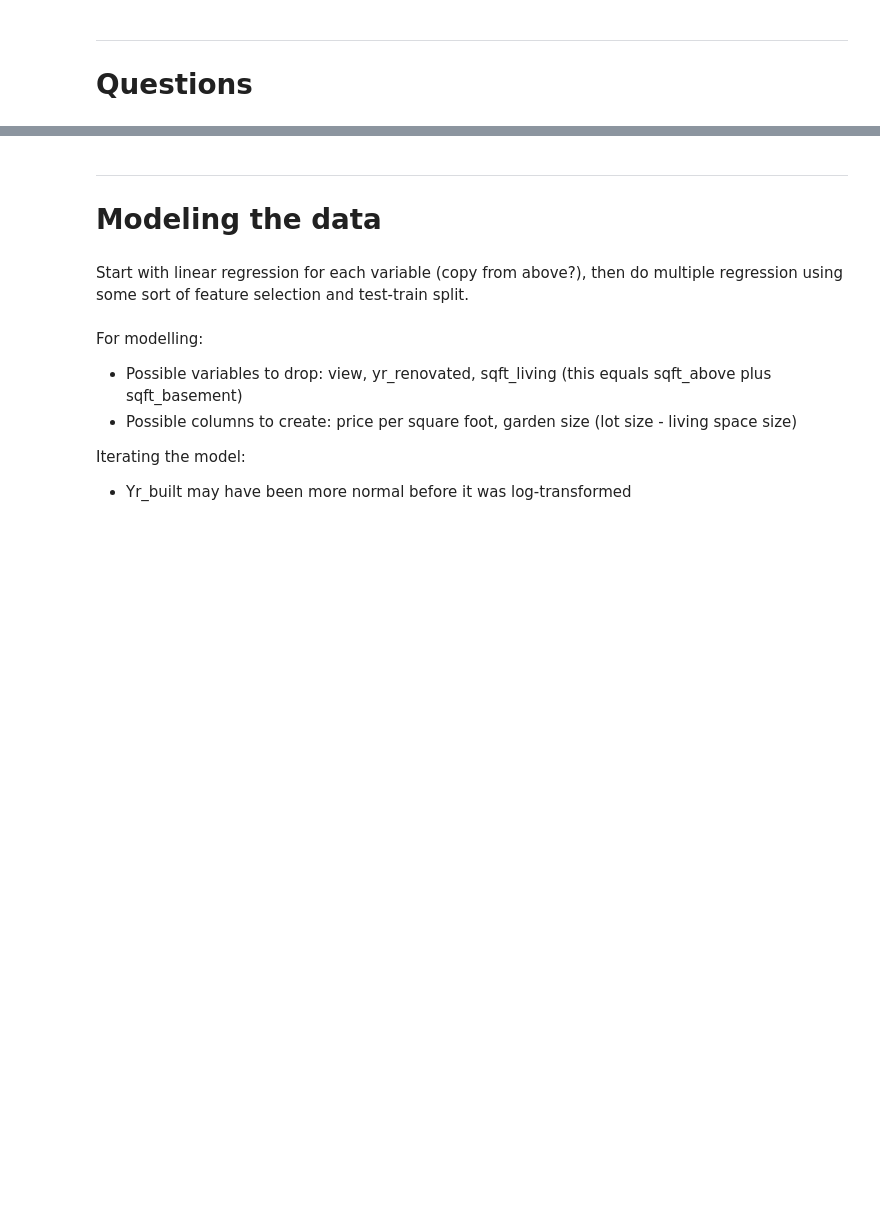
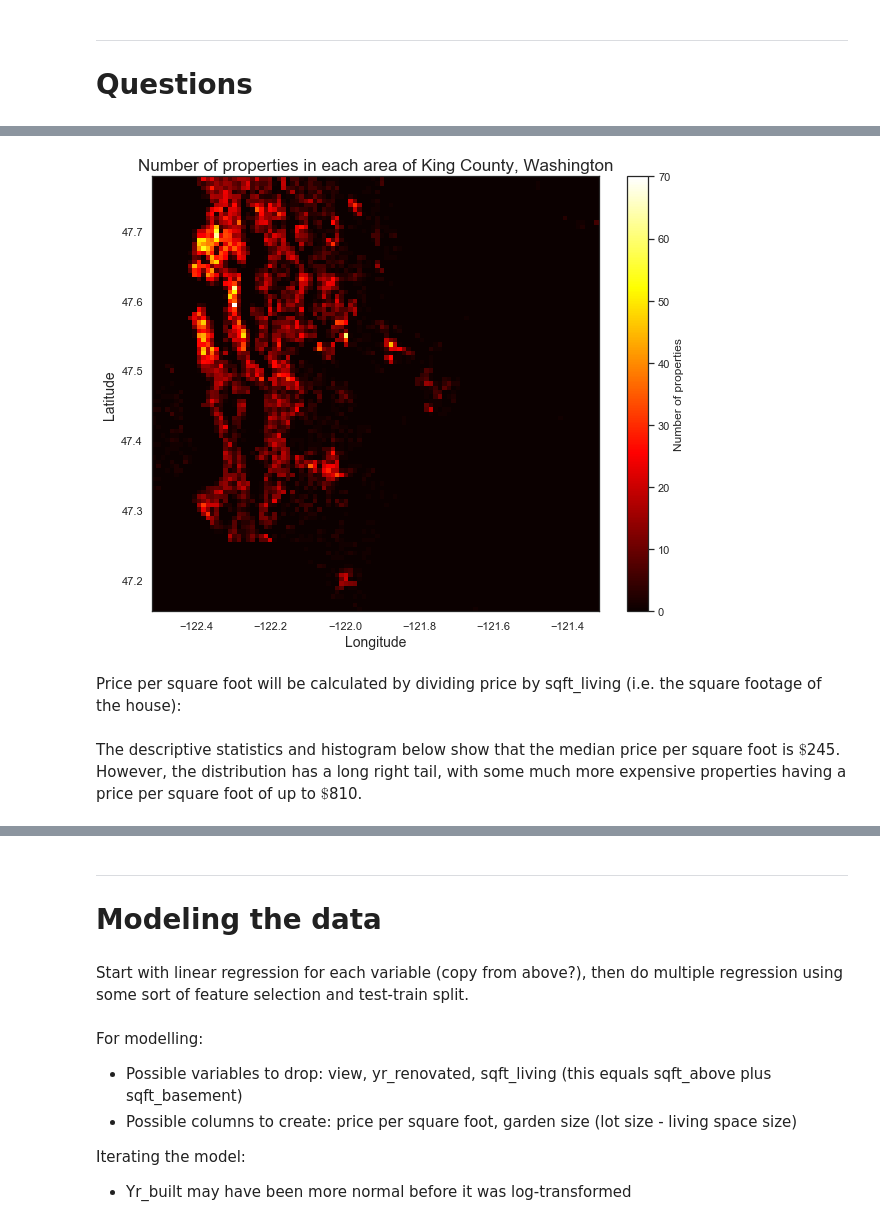
Before and after one commit to L-Lewis/dsc-1-final-project-online-ds-ft-011419, a Jupyter notebook: student.ipynb, the cells around one changed output, grey strips where cells are left out. Cells and saved outputs as stored; diff of their text form; code cells hidden in the pictures; blank space fills up the shorter version.

```diff
--- a/student.ipynb
+++ b/student.ipynb
@@ -852,0 +841,13 @@ plt.show()
+# %%
+# Plotting a 2D histogram
+plt.figure(figsize = (10,8))
+plt.hist2d(kc.long, kc.lat, bins=100, cmap='hot')
+plt.colorbar().set_label('Number of properties')
+plt.xlabel('Longitude', fontsize=14)
+plt.ylabel('Latitude', fontsize=14)
+plt.title('Number of properties in each area of King County, Washington', fontsize=17)
+plt.show()
+# %% [output]
+[figure, added]
+# %% [markdown]
+Price per square foot will be calculated by dividing price by sqft_living (i.e. the square footage of the house):
@@ -852,0 +856,2 @@ plt.show()
+# %% [markdown]
+The descriptive statistics and histogram below show that the median price per square foot is $\$$245. However, the distribution has a long right tail, with some much more expensive properties having a price per square foot of up to $\$$810.
```
Also changed, not shown: parts of 29 cells of this notebook.
